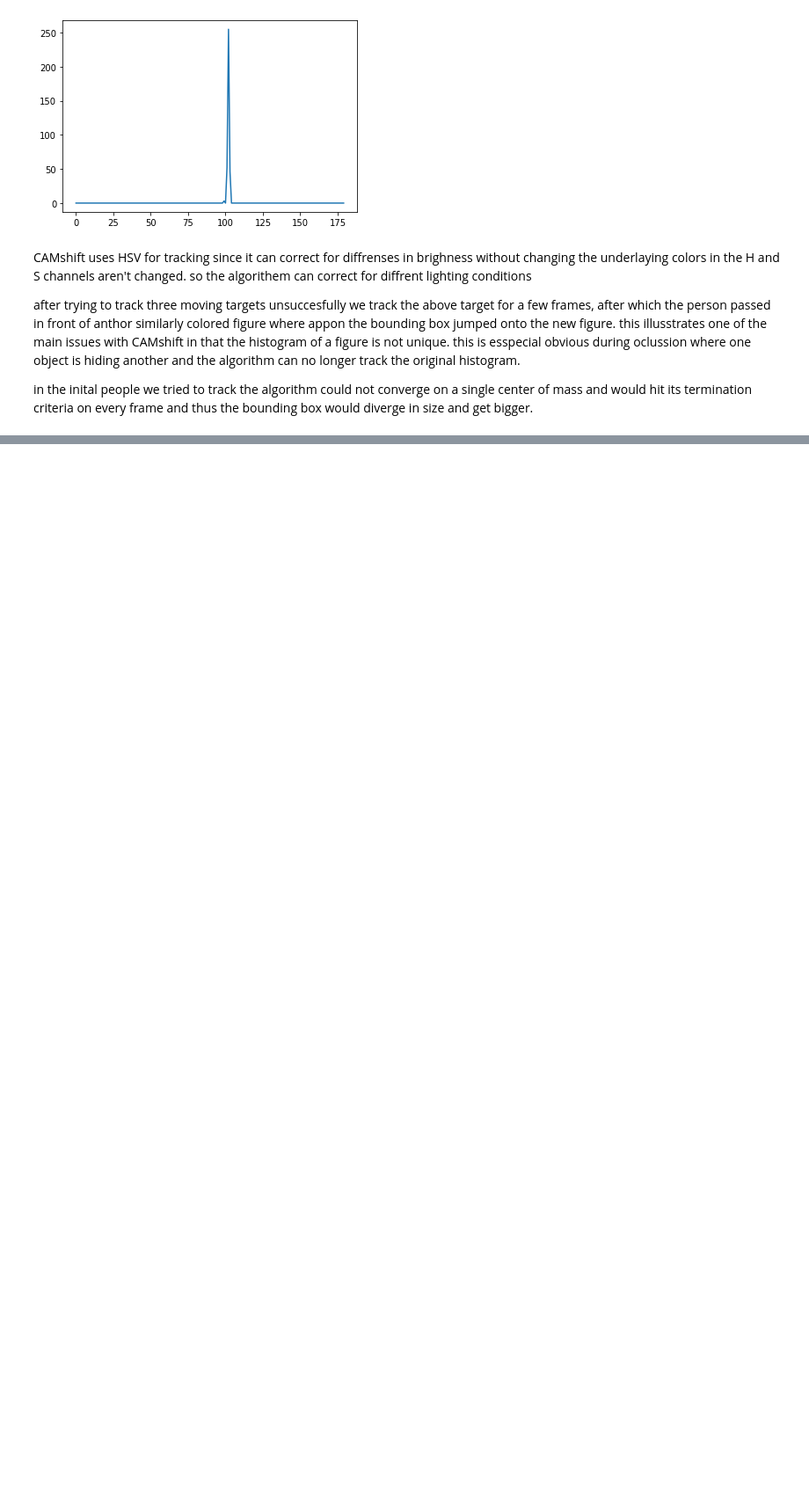
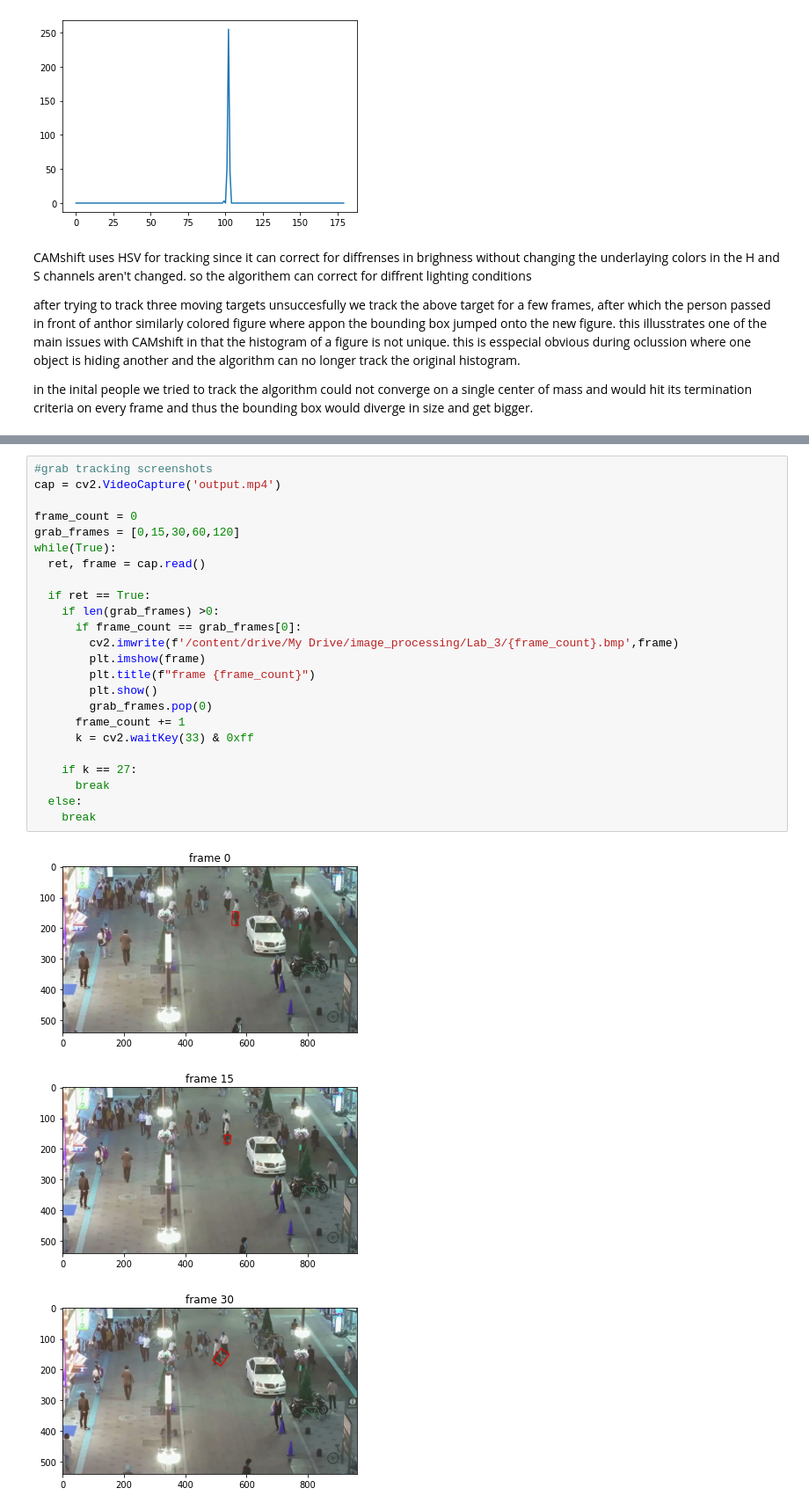
Before and after one commit to nadavschwalb/image_processing, a Jupyter notebook: Lab3_Student.ipynb, the cells around one changed output, grey strips where cells are left out. Shown at 88% size. Cells and saved outputs as stored; diff of their text form; blank space fills up the shorter version.

```diff
--- a/Lab3_Student.ipynb
+++ b/Lab3_Student.ipynb
@@ -428,0 +437,28 @@ in the inital people we tried to track the algorithm could not converge on a sin
+# %%
+#grab tracking screenshots
+cap = cv2.VideoCapture('output.mp4')
+
+frame_count = 0
+grab_frames = [0,15,30,60,120]
+while(True):
+  ret, frame = cap.read()
+
+  if ret == True:
+    if len(grab_frames) >0:
+      if frame_count == grab_frames[0]:
+        cv2.imwrite(f'/content/drive/My Drive/image_processing/Lab_3/{frame_count}.bmp',frame)
+        plt.imshow(frame)
+        plt.title(f"frame {frame_count}")
+        plt.show()
+        grab_frames.pop(0)
+      frame_count += 1
+      k = cv2.waitKey(33) & 0xff
+
+    if k == 27:
+      break
+  else:
+    break
+# %% [output]
+[figure, added]
+[figure, added]
+[figure, added]
```
Also changed, not shown: parts of 4 cells of this notebook.
